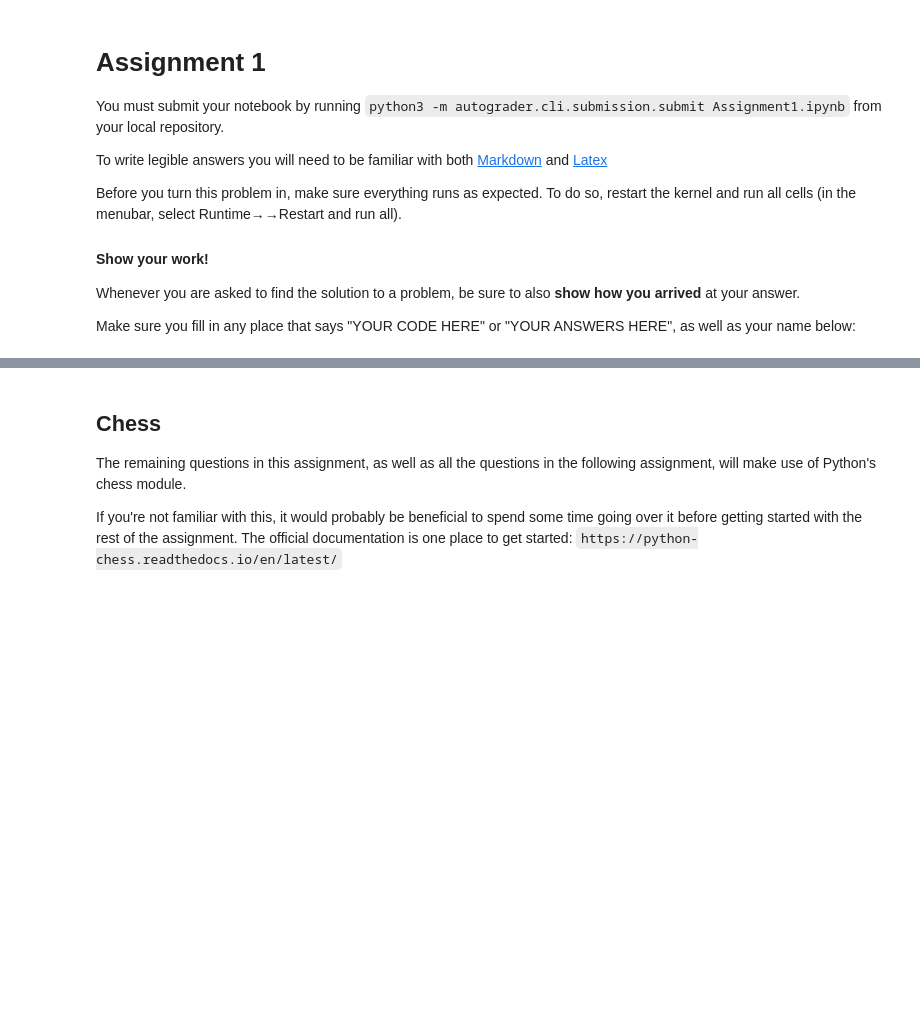
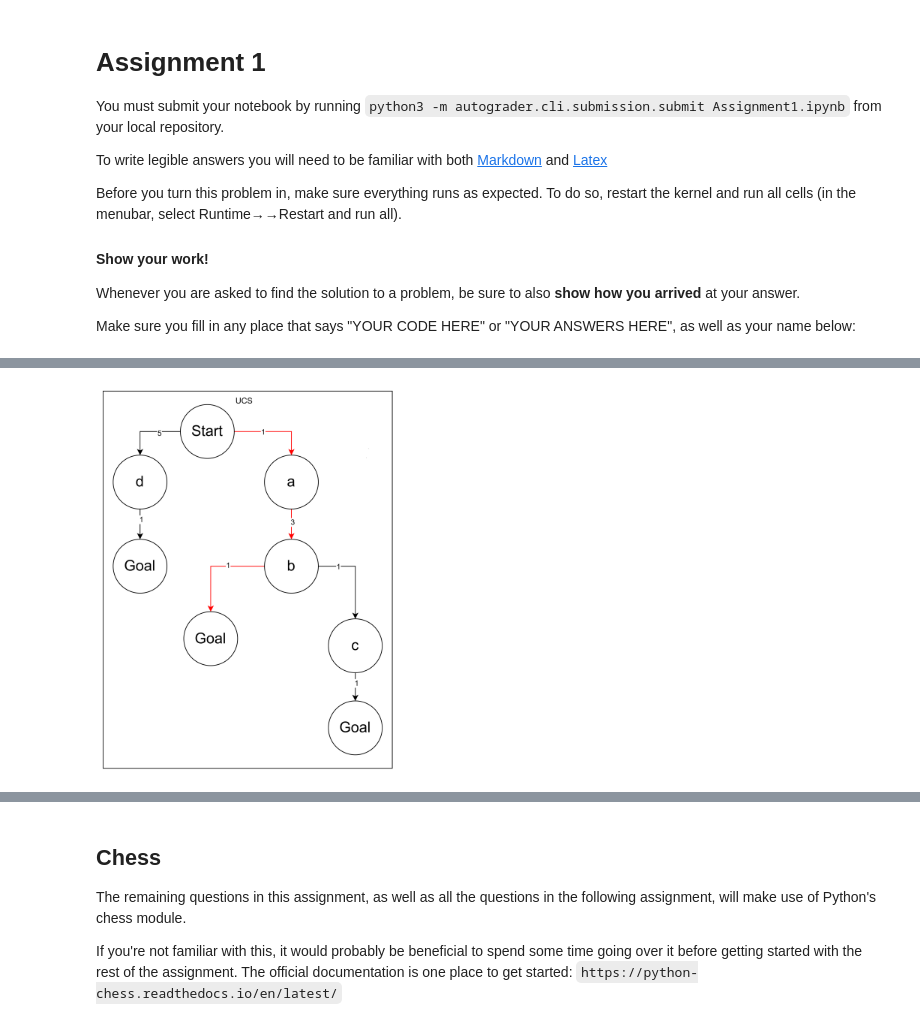
Before and after one commit to Kiminje/assignments, a Jupyter notebook: Assignment1/Assignment1.ipynb, the cells around one changed output, grey strips where cells are left out. Cells and saved outputs as stored; diff of their text form; code cells hidden in the pictures; blank space fills up the shorter version.

```diff
--- a/Assignment1/Assignment1.ipynb
+++ b/Assignment1/Assignment1.ipynb
@@ -48,3 +57,7 @@ display.Image("figs/bfs.png", width=300)
+# %%
+display.Image("figs/ucs.png", width=300)
+# %% [output]
+[figure, added]
 # %% [markdown]
 ## Q2
 Answer the following questions about the search problem shown in the figure below. Break any ties alphabetically. For the questions that ask for a path, please give your answers in a form similar to this example: `[start, 'a', 'd', goal]`. For questions `e` and `f`, please return either `True` or `False`.
```
Also changed, not shown: parts of 12 cells of this notebook, 3 other files.
